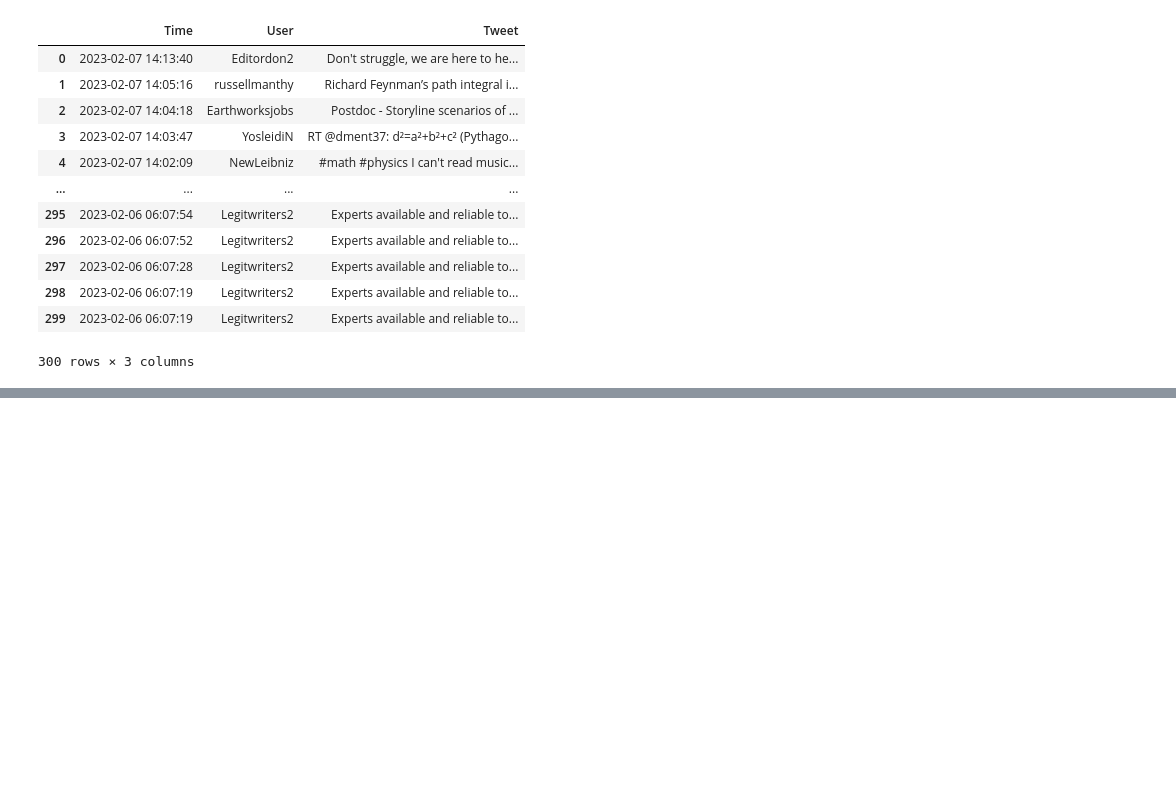
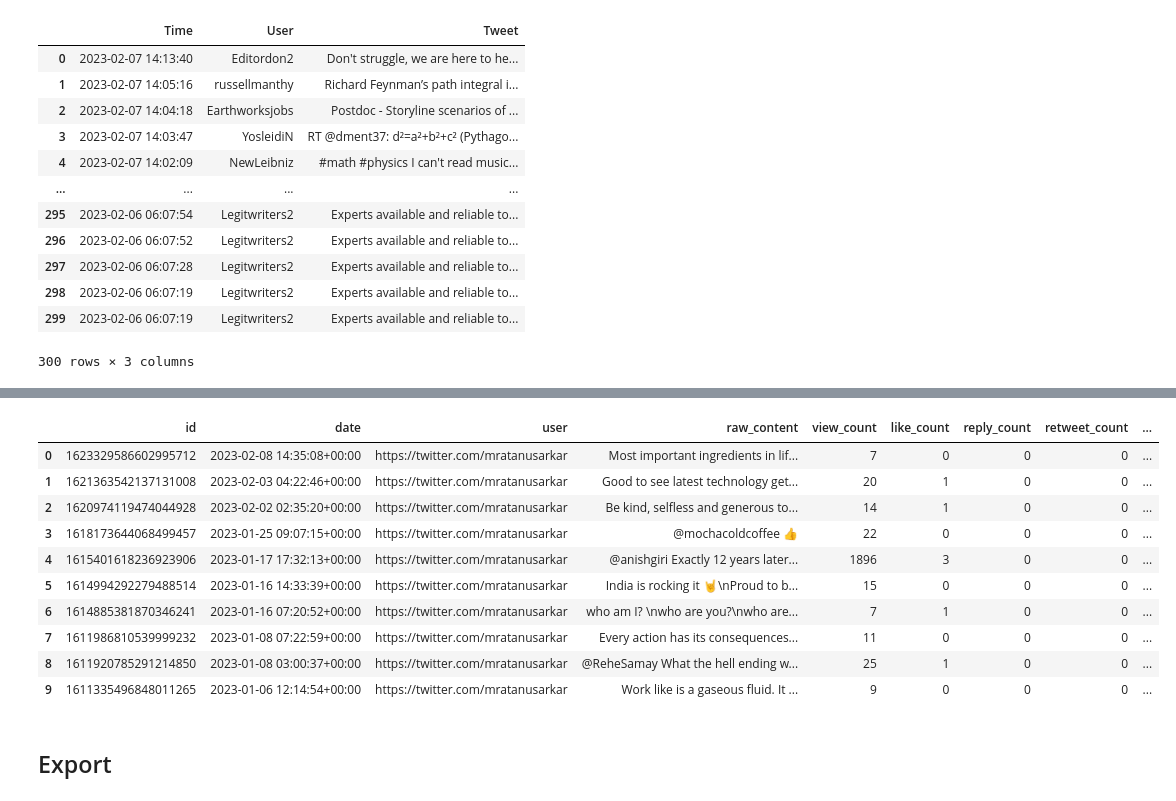
Before and after one commit to mratanusarkar/twitter-sentiment-analysis, a Jupyter notebook: Notebooks/Twitter_API.ipynb, the cells around one changed output, grey strips where cells are left out. Cells and saved outputs as stored; diff of their text form; code cells hidden in the pictures; blank space fills up the shorter version.

```diff
--- a/Notebooks/Twitter_API.ipynb
+++ b/Notebooks/Twitter_API.ipynb
@@ -160,0 +319,18 @@ dataframe
+# %%
+# scrape and build a dataframe
+
+query = "mratanusarkar"
+limit = 10
+tweets = []
+columns = []
+
+twitter_search = sntwitter.TwitterSearchScraper(query).get_items()
+for tweet in tqdm(twitter_search, total=limit):
+    if len(tweets) == limit:
+        columns = list(vars(tweet).keys())
+        break
+    else:
+        tweets.append(list(vars(tweet).values()))
+
+df = pd.DataFrame(tweets, columns=columns)
+df.head(1)
@@ -160,0 +341,39 @@ dataframe
+# %%
+def get_tweets(query, limit, keep_keys=[]):
+    tweets = []
+    columns = []
+    pattern = re.compile(r'(?<!^)(?=[A-Z])')
+    twitter_search = sntwitter.TwitterSearchScraper(query).get_items()
+    for tweet in tqdm(twitter_search, total=limit):
+        if len(tweets) == limit:
+            if len(keep_keys) > 0:
+                columns = [pattern.sub('_', keys).lower() for keys in keep_keys]
+            else:
+                columns = list(vars(tweet).keys())
+            break
+        else:
+            if len(keep_keys) > 0:
+                data = [str(vars(tweet).get(keys)) for keys in keep_keys]
+                tweets.append(data)
+            else:
+                tweets.append(list(vars(tweet).values()))
+
+    df = pd.DataFrame(tweets, columns=columns)
+    return df
+# %%
+useful_keys = ['id', 'date', 'user', 'rawContent', 'viewCount', 'likeCount', 'replyCount', 'retweetCount', 'quoteCount', 'url']
+get_tweets("mratanusarkar", 10, useful_keys)
+# %% [output]
+|  | id | date | user | raw_content | view_count | like_count | reply_count | retweet_count | ... |
+| 0 | 1623329586602995712 | 2023-02-08 14:35:08+00:00 | https://twitter.com/mratanusarkar | Most important ingredients in lif... | 7 | 0 | 0 | 0 | ... |
+| 1 | 1621363542137131008 | 2023-02-03 04:22:46+00:00 | https://twitter.com/mratanusarkar | Good to see latest technology get... | 20 | 1 | 0 | 0 | ... |
+| 2 | 1620974119474044928 | 2023-02-02 02:35:20+00:00 | https://twitter.com/mratanusarkar | Be kind, selfless and generous to... | 14 | 1 | 0 | 0 | ... |
+| 3 | 1618173644068499457 | 2023-01-25 09:07:15+00:00 | https://twitter.com/mratanusarkar | @mochacoldcoffee 👍 | 22 | 0 | 0 | 0 | ... |
+| 4 | 1615401618236923906 | 2023-01-17 17:32:13+00:00 | https://twitter.com/mratanusarkar | @anishgiri Exactly 12 years later... | 1896 | 3 | 0 | 0 | ... |
+| 5 | 1614994292279488514 | 2023-01-16 14:33:39+00:00 | https://twitter.com/mratanusarkar | India is rocking it 🤘\nProud to b... | 15 | 0 | 0 | 0 | ... |
+| 6 | 1614885381870346241 | 2023-01-16 07:20:52+00:00 | https://twitter.com/mratanusarkar | who am I? \nwho are you?\nwho are... | 7 | 1 | 0 | 0 | ... |
+| 7 | 1611986810539999232 | 2023-01-08 07:22:59+00:00 | https://twitter.com/mratanusarkar | Every action has its consequences... | 11 | 0 | 0 | 0 | ... |
+| 8 | 1611920785291214850 | 2023-01-08 03:00:37+00:00 | https://twitter.com/mratanusarkar | @ReheSamay What the hell ending w... | 25 | 1 | 0 | 0 | ... |
+| 9 | 1611335496848011265 | 2023-01-06 12:14:54+00:00 | https://twitter.com/mratanusarkar | Work like is a gaseous fluid. It ... | 9 | 0 | 0 | 0 | ... |
+# %% [markdown]
+## Export
```
Also changed, not shown: parts of 23 cells of this notebook.
